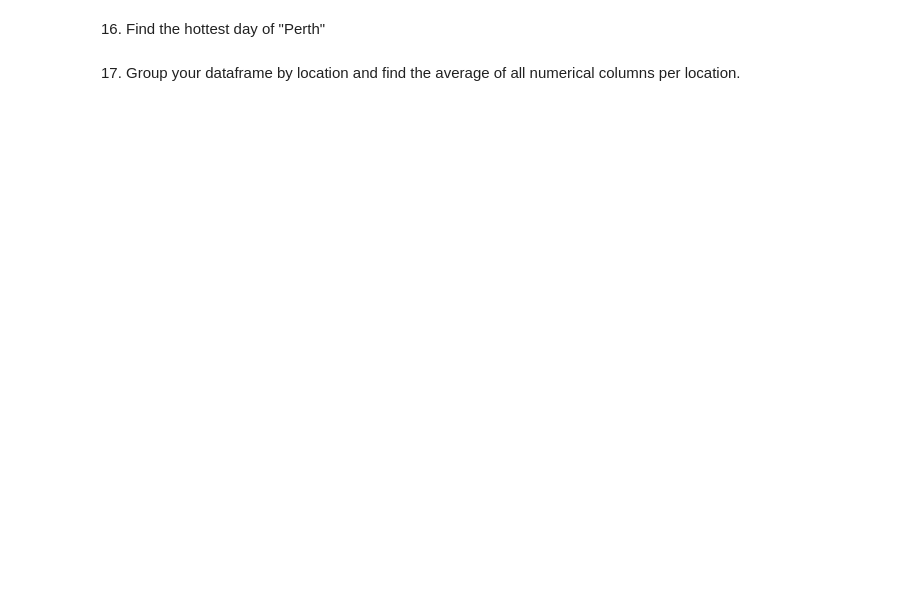
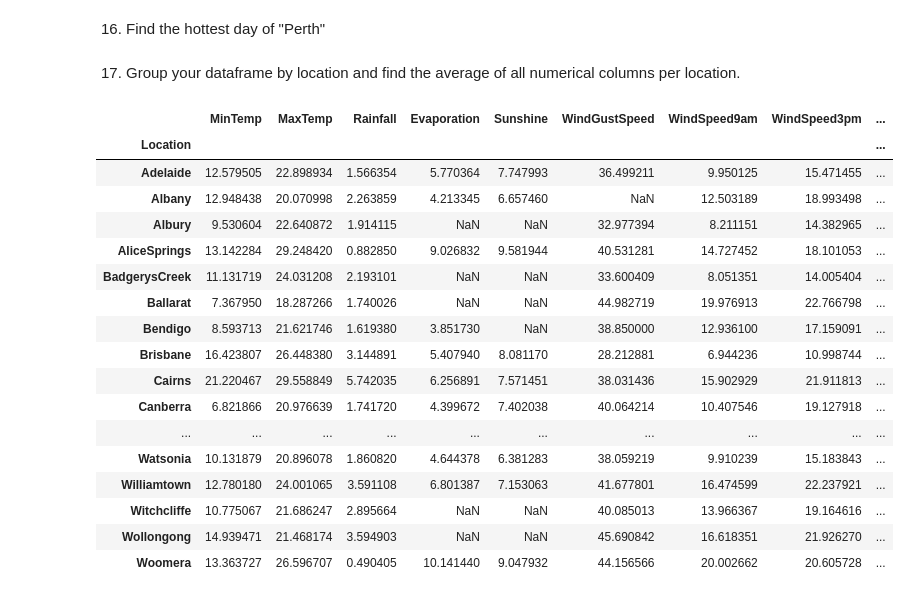
Before and after one commit to fenyx-it-academy/Class7-DataManipulation-Module-Week18, a Jupyter notebook: assignment2.ipynb, the cells around one changed output. Cells and saved outputs as stored; diff of their text form; code cells hidden in the pictures; blank space fills up the shorter version.

```diff
--- a/assignment2.ipynb
+++ b/assignment2.ipynb
@@ -14,5 +14,5 @@ import numpy as np
 # %% [markdown]
 Download the `weatherAUS.csv` file from the following [kaggle page](https://www.kaggle.com/datasets/jsphyg/weather-dataset-rattle-package). We load it in in the following cell, make sure to set the correct path. The rest of the assignment you will be using this dataframe!
 # %%
-df = pd.read_csv('/path/to/weatherAUS.csv')
+df = pd.read_csv('weatherAUS.csv')
 df.head()
@@ -63,3 +223,6 @@ Hint: use `to_datetime` and `strftime`.
 11. Create a new column with the difference between the maxtemp and mintemp columns for each row. Call this column tempdiff.
 # %%
 # YOUR CODE HERE
+difference = df['MaxTemp']-df['MinTemp']
+df['Tempdiff'] = difference
+df
@@ -77,0 +270,5 @@ Hint: use `to_datetime` and `strftime`.
+# %%
+# YOUR CODE HERE
+index = df.set_index("Location", inplace= True)
+result = df.loc["Albury"].sort_values(by = 'MaxTemp', ascending= True)
+result
@@ -87,3 +316,24 @@ Hint: use `to_datetime` and `strftime`.
 17. Group your dataframe by location and find the average of all numerical columns per location.
 # %%
 # YOUR CODE HERE
+group_df = df.groupby(['Location']).mean(numeric_only=True)
+group_df
+# %% [output]
+|  | MinTemp | MaxTemp | Rainfall | Evaporation | Sunshine | WindGustSpeed | WindSpeed9am | WindSpeed3pm | ... |
+| Location |  |  |  |  |  |  |  |  | ... |
+| Adelaide | 12.579505 | 22.898934 | 1.566354 | 5.770364 | 7.747993 | 36.499211 | 9.950125 | 15.471455 | ... |
+| Albany | 12.948438 | 20.070998 | 2.263859 | 4.213345 | 6.657460 | NaN | 12.503189 | 18.993498 | ... |
+| Albury | 9.530604 | 22.640872 | 1.914115 | NaN | NaN | 32.977394 | 8.211151 | 14.382965 | ... |
+| AliceSprings | 13.142284 | 29.248420 | 0.882850 | 9.026832 | 9.581944 | 40.531281 | 14.727452 | 18.101053 | ... |
+| BadgerysCreek | 11.131719 | 24.031208 | 2.193101 | NaN | NaN | 33.600409 | 8.051351 | 14.005404 | ... |
+| Ballarat | 7.367950 | 18.287266 | 1.740026 | NaN | NaN | 44.982719 | 19.976913 | 22.766798 | ... |
+| Bendigo | 8.593713 | 21.621746 | 1.619380 | 3.851730 | NaN | 38.850000 | 12.936100 | 17.159091 | ... |
+| Brisbane | 16.423807 | 26.448380 | 3.144891 | 5.407940 | 8.081170 | 28.212881 | 6.944236 | 10.998744 | ... |
+| Cairns | 21.220467 | 29.558849 | 5.742035 | 6.256891 | 7.571451 | 38.031436 | 15.902929 | 21.911813 | ... |
+| Canberra | 6.821866 | 20.976639 | 1.741720 | 4.399672 | 7.402038 | 40.064214 | 10.407546 | 19.127918 | ... |
+| ... | ... | ... | ... | ... | ... | ... | ... | ... | ... |
+| Watsonia | 10.131879 | 20.896078 | 1.860820 | 4.644378 | 6.381283 | 38.059219 | 9.910239 | 15.183843 | ... |
+| Williamtown | 12.780180 | 24.001065 | 3.591108 | 6.801387 | 7.153063 | 41.677801 | 16.474599 | 22.237921 | ... |
+| Witchcliffe | 10.775067 | 21.686247 | 2.895664 | NaN | NaN | 40.085013 | 13.966367 | 19.164616 | ... |
+| Wollongong | 14.939471 | 21.468174 | 3.594903 | NaN | NaN | 45.690842 | 16.618351 | 21.926270 | ... |
+| Woomera | 13.363727 | 26.596707 | 0.490405 | 10.141440 | 9.047932 | 44.156566 | 20.002662 | 20.605728 | ... |
```
Also changed, not shown: parts of 24 cells of this notebook, 1 other file.
